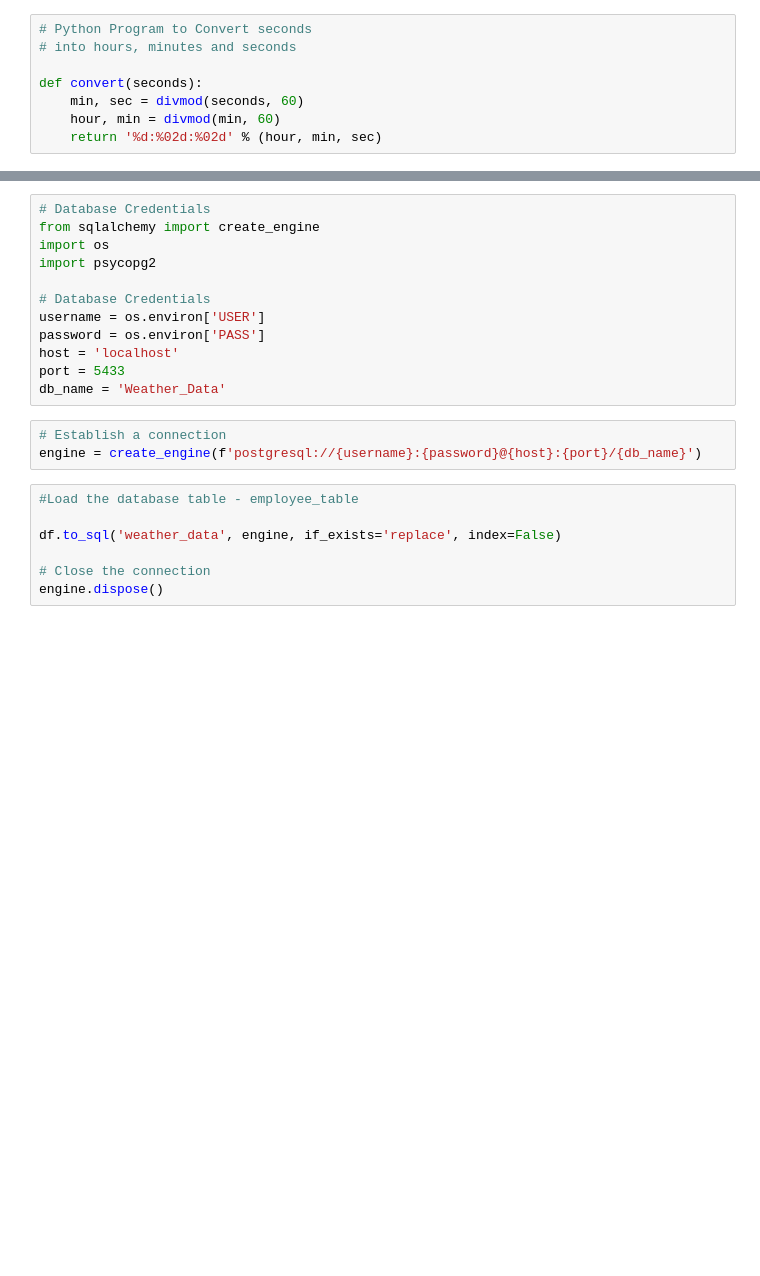
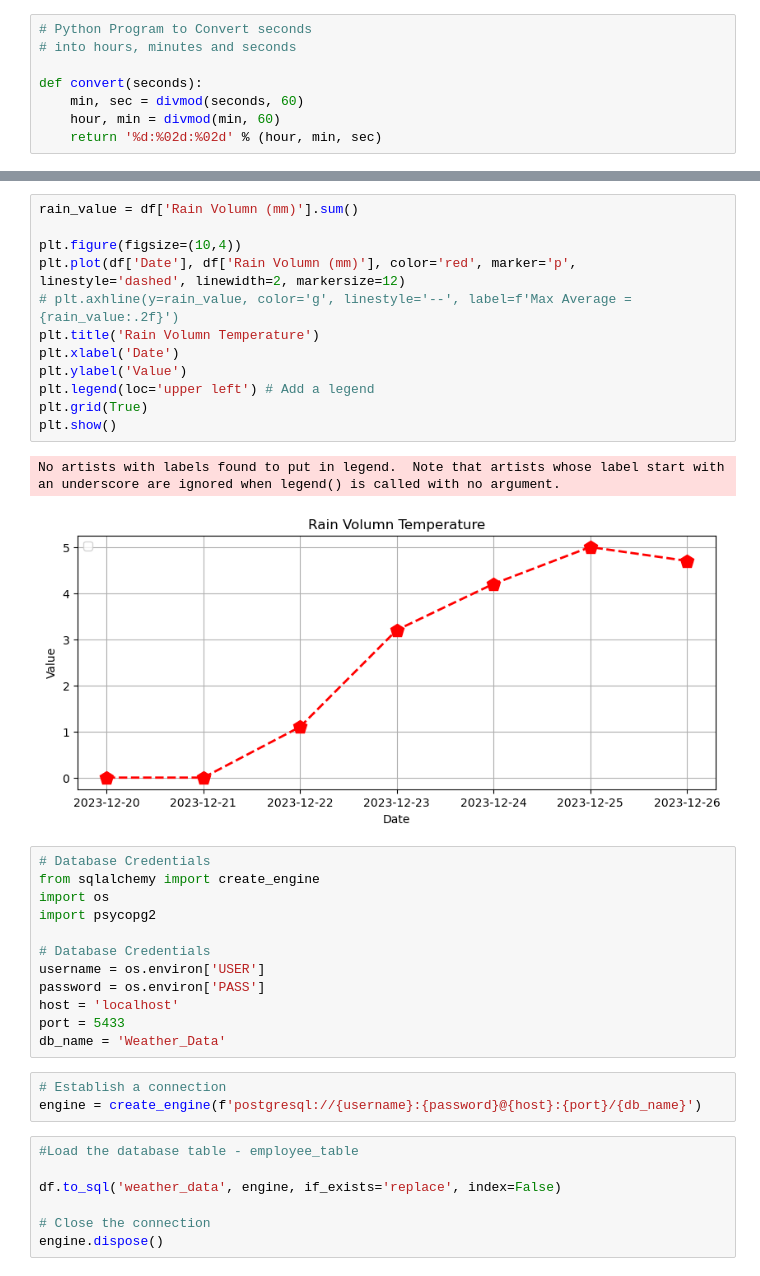
Before and after one commit to josiahuma/Data-Eng-Proj, a Jupyter notebook: Weather ETL project/OpenWeather API ETL.ipynb, the cells around one changed output, grey strips where cells are left out. Cells and saved outputs as stored; diff of their text form; blank space fills up the shorter version.

```diff
--- a/Weather ETL project/OpenWeather API ETL.ipynb
+++ b/Weather ETL project/OpenWeather API ETL.ipynb
@@ -127,3 +125,18 @@ plt.show()
+# %%
+rain_value = df['Rain Volumn (mm)'].sum()
+
+plt.figure(figsize=(10,4))
+plt.plot(df['Date'], df['Rain Volumn (mm)'], color='red', marker='p', linestyle='dashed', linewidth=2, markersize=12)
+# plt.axhline(y=rain_value, color='g', linestyle='--', label=f'Max Average = {rain_value:.2f}')
+plt.title('Rain Volumn Temperature')
+plt.xlabel('Date')
+plt.ylabel('Value')
+plt.legend(loc='upper left') # Add a legend
+plt.grid(True)
+plt.show()
+# %% [output]
+No artists with labels found to put in legend.  Note that artists whose label start with an underscore are ignored when legend() is called with no argument.
+[figure, added]
 # %%
 # Database Credentials
 from sqlalchemy import create_engine
```
Also changed, not shown: parts of 7 cells of this notebook, 2 other files.
